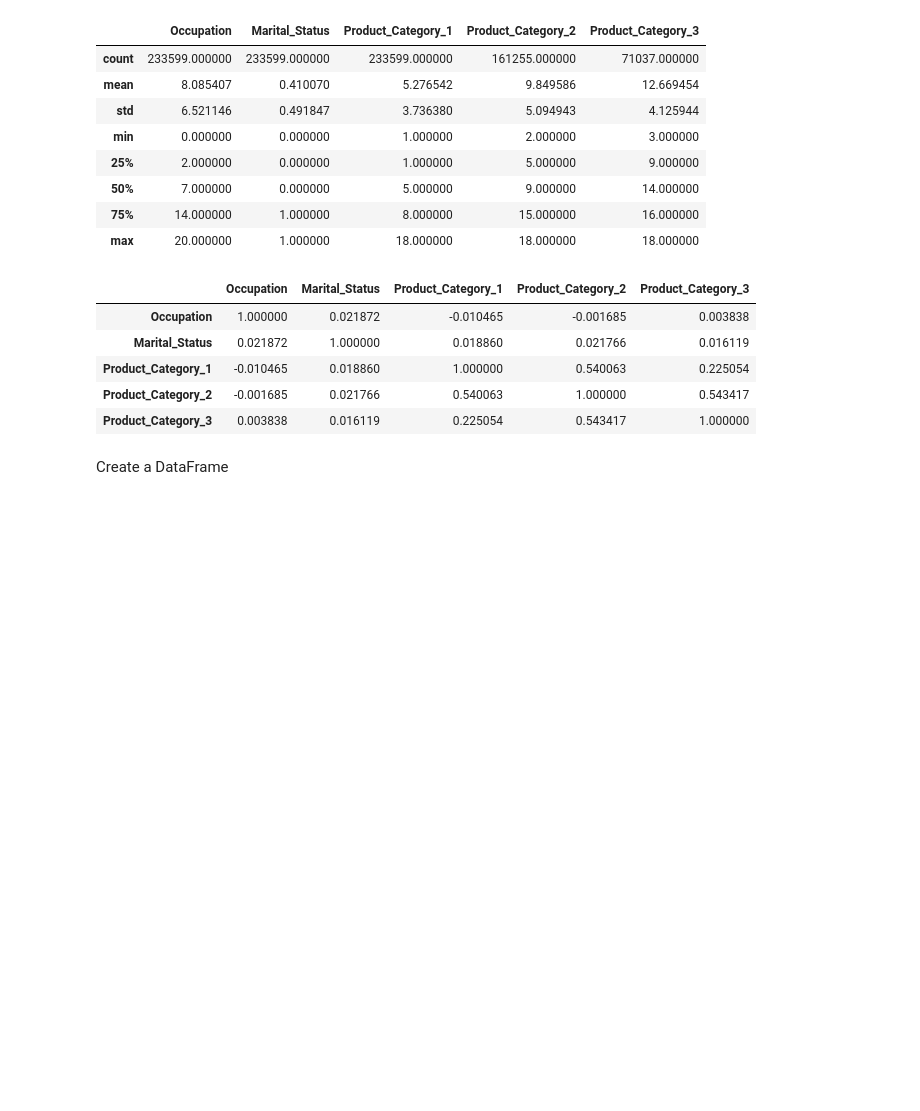
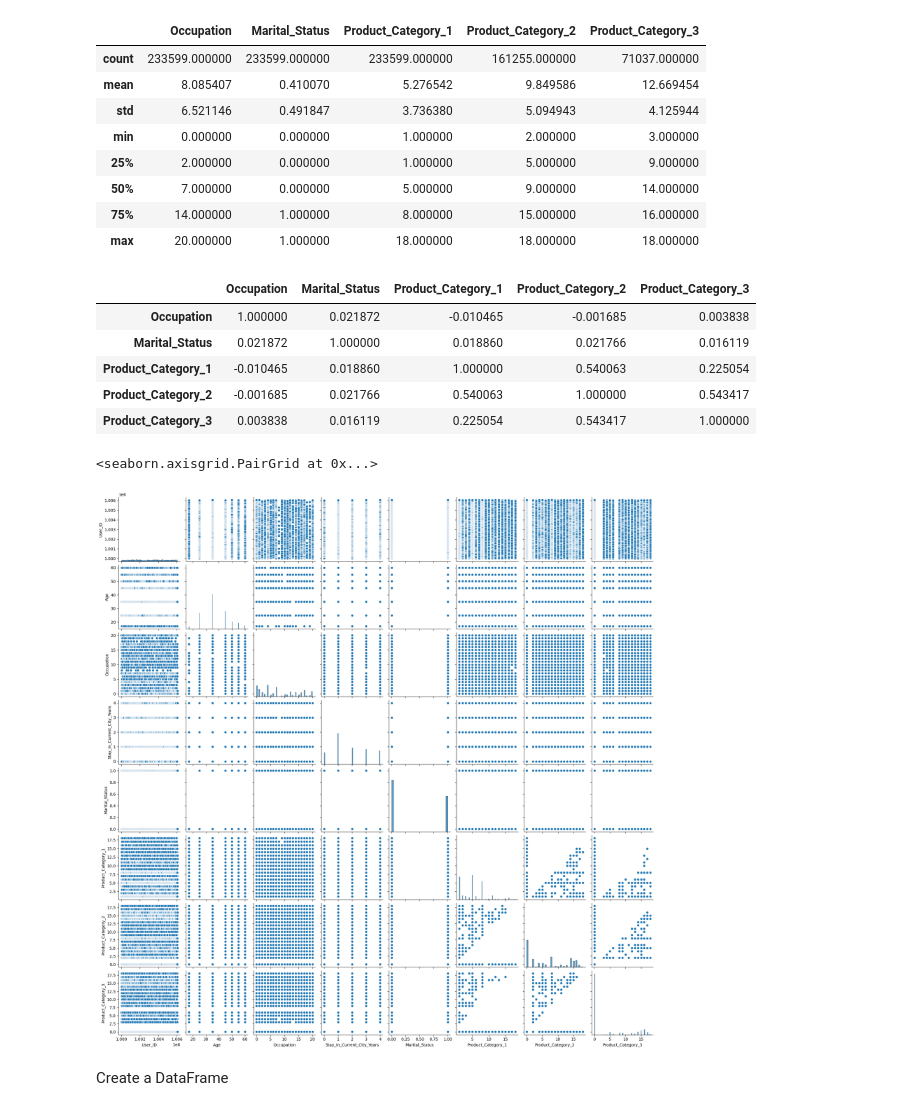
Before and after one commit to luch91/DATA-ANALYTICS-PYTHON, a Jupyter notebook: Pandas/data_cleaning.ipynb, the cells around one changed output. Drawn from its saved outputs; the diff is of its cells as text; code cells hidden in the pictures; blank space fills up the shorter version.

```diff
--- a/Pandas/data_cleaning.ipynb
+++ b/Pandas/data_cleaning.ipynb
@@ -45,6 +46,11 @@ df.corr()
 | Product_Category_1 | -0.010465 | 0.018860 | 1.000000 | 0.540063 | 0.225054 |
 | Product_Category_2 | -0.001685 | 0.021766 | 0.540063 | 1.000000 | 0.543417 |
 | Product_Category_3 | 0.003838 | 0.016119 | 0.225054 | 0.543417 | 1.000000 |
+# %%
+sns.pairplot(df)
+# %% [output]
+<seaborn.axisgrid.PairGrid at 0x...>
+[figure, added]
 # %% [markdown]
 Create a DataFrame
 # %%
```
Also changed, not shown: parts of 1 cell of this notebook.
